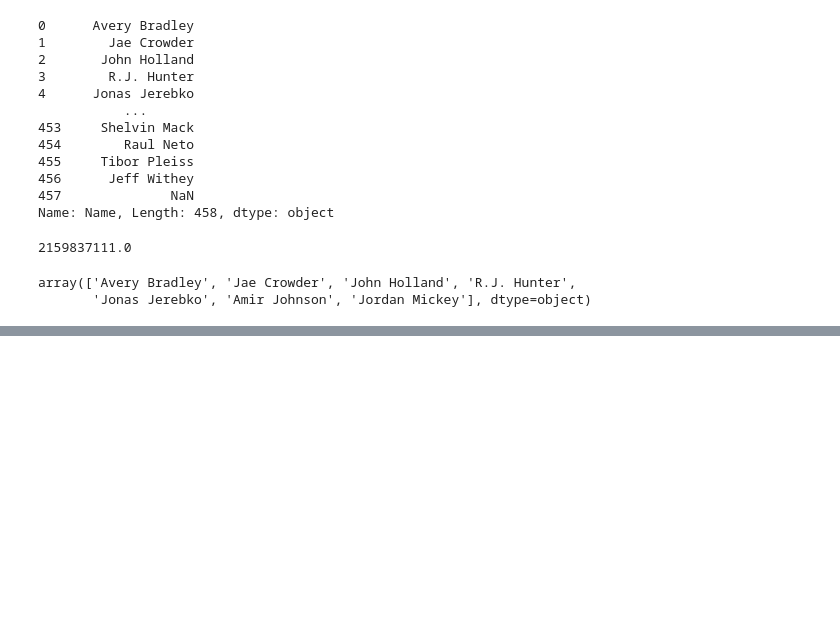
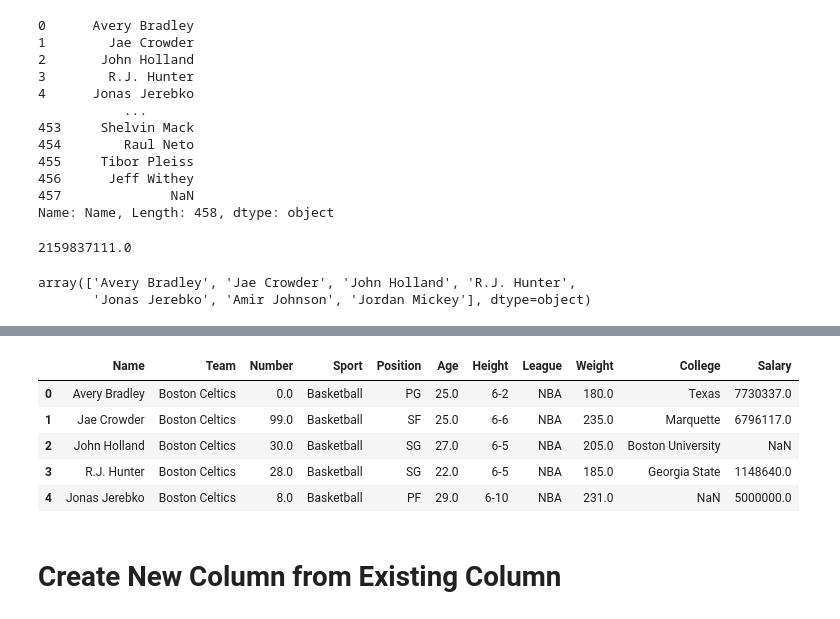
Before and after one commit to lukemariano/-I-love-pandas, a Jupyter notebook: pandas/DataFrames1.ipynb, the cells around one changed output, grey strips where cells are left out. Cells and saved outputs as stored; diff of their text form; code cells hidden in the pictures; blank space fills up the shorter version.

```diff
--- a/pandas/DataFrames1.ipynb
+++ b/pandas/DataFrames1.ipynb
@@ -346,0 +442,13 @@ array(['Avery Bradley', 'Jae Crowder', 'John Holland', 'R.J. Hunter',
+# %%
+nba.insert(loc = 7, column = "League", value = "NBA")
+# %%
+nba.head()
+# %% [output]
+|  | Name | Team | Number | Sport | Position | Age | Height | League | Weight | College | Salary |
+| 0 | Avery Bradley | Boston Celtics | 0.0 | Basketball | PG | 25.0 | 6-2 | NBA | 180.0 | Texas | 7730337.0 |
+| 1 | Jae Crowder | Boston Celtics | 99.0 | Basketball | SF | 25.0 | 6-6 | NBA | 235.0 | Marquette | 6796117.0 |
+| 2 | John Holland | Boston Celtics | 30.0 | Basketball | SG | 27.0 | 6-5 | NBA | 205.0 | Boston University | NaN |
+| 3 | R.J. Hunter | Boston Celtics | 28.0 | Basketball | SG | 22.0 | 6-5 | NBA | 185.0 | Georgia State | 1148640.0 |
+| 4 | Jonas Jerebko | Boston Celtics | 8.0 | Basketball | PF | 29.0 | 6-10 | NBA | 231.0 | NaN | 5000000.0 |
+# %% [markdown]
+# Create New Column from Existing Column
```
Also changed, not shown: parts of 24 cells of this notebook.
